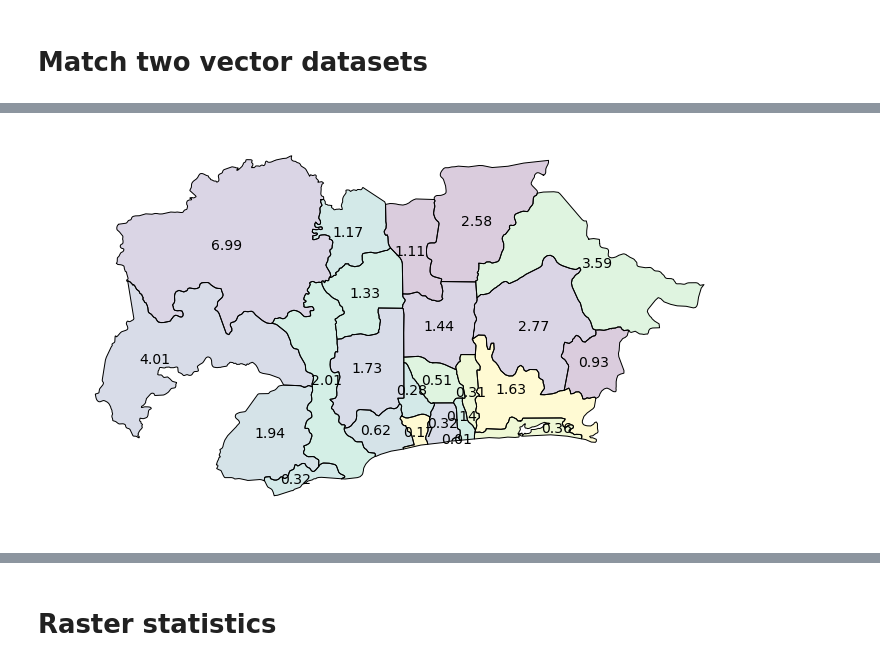
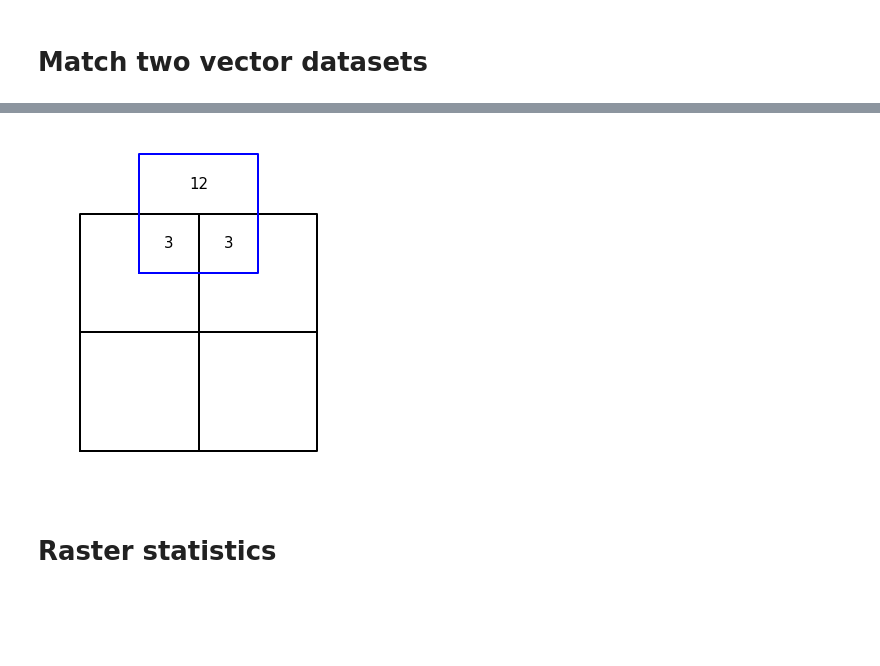
Before and after one commit to cmutel/pandarus, a Jupyter notebook: docs/doc_graphics.ipynb, the cells around one changed output, grey strips where cells are left out. Cells and saved outputs as stored; diff of their text form; code cells hidden in the pictures; blank space fills up the shorter version.

```diff
--- a/docs/doc_graphics.ipynb
+++ b/docs/doc_graphics.ipynb
@@ -63,5 +63,0 @@ WARNING:Fiona:CPLE_NotSupported in b'dataset /Users/cmutel/Library/Application S
-# %%
-json_data = json.load(open(Pandarus(
-    "../tests/data/test_provinces.gpkg",
-    from_metadata={'field': 'name'},
-).areas(compress=False)))
@@ -70,15 +64,45 @@ merged = provinces.merge(pd.DataFrame(json_data['data'], columns=['name', 'value
-# %%
-ax = merged.plot(figsize=(12, 8), alpha=0.2)
-merged.apply(lambda x: ax.annotate(
-    s="{:2.2f}".format(x['value'] / 1e10),
-    xy=x.geometry.representative_point().coords[0],
-    ha='center',
-    va='center',
-    size=14
-), axis=1)
-
-ax.axis('off')
-plt.savefig("images/areas.png", bbox_inches='tight', transparent=True)
-pass
-# %% [output]
-[figure, removed]
+# %%
+intersections_fp, _ = intersect(grid_fp, "name", outside_fp, "name")
+remaining_fp = calculate_remaining(outside_fp, 'name', intersections_fp, compress=False)
+remaining_data = json.load(open(remaining_fp))
+
+print(remaining_data)
+
+ax = grid.plot(color='white', figsize=(6, 6), linewidth=2)
+# gpd.read_file(outside_fp).plot(axes=ax, alpha=0.5, facecolor='None', edgecolor='blue', linewidth=2)
+
+def raise_up(coords):
+    print(coords)
+    return (coords[0], coords[1] + 0.25)
+
+outside = gpd.read_file(outside_fp)
+merged = outside.merge(pd.DataFrame(remaining_data['data'], columns=['name', 'outside']))
+merged.plot(axes=ax, alpha=0.5, facecolor='None', edgecolor='blue', linewidth=2)
+merged.apply(
+    lambda x: ax.annotate(
+        s="{:2.2g}".format(x['outside'] / 1e9),
+        xy=raise_up(x.geometry.representative_point().coords[0]),
+        ha='center',
+        va='center',
+        size=15),
+    axis=1
+)
+ax.text(
+    0.75,
+    1.75,
+    '3',
+    size=15,
+    va='center',
+    ha='center'
+)
+ax.text(
+    1.25,
+    1.75,
+    '3',
+    size=15,
+    va='center',
+    ha='center'
+)
+ax.axis('off')
+plt.savefig("images/outside.png", bbox_inches='tight', transparent=True)
+# %% [output]
@@ -85,3 +111,4 @@ pass
+[figure, added]
 # %% [markdown]
 # Raster statistics
 # %%
```
Also changed, not shown: parts of 5 cells of this notebook, 5 other files.
